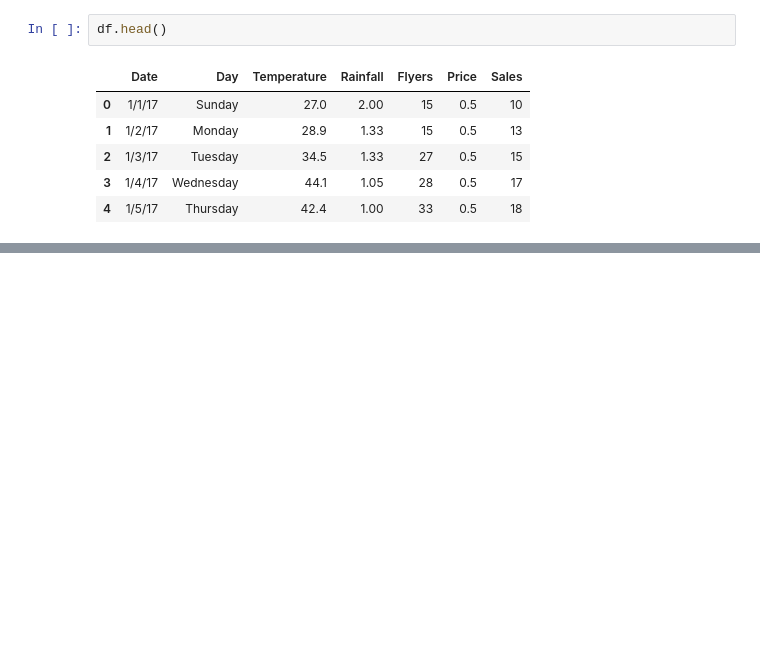
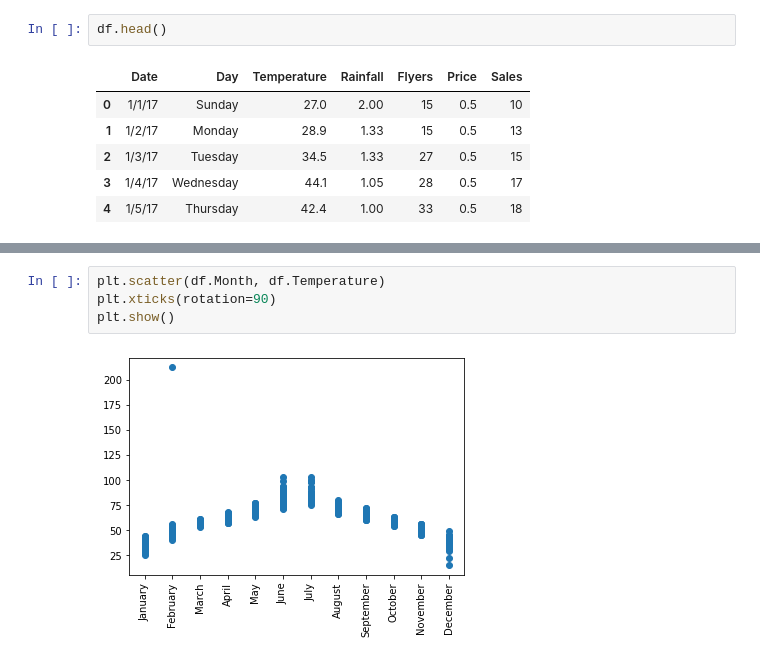
Before and after one commit to Joshua-C-Bryant/anomaly-detection-exercises, a Jupyter notebook: continuous_probabilistic_methods.ipynb, the cells around one changed output, grey strips where cells are left out. Saved outputs shown, nothing was run; the diff lists cells and outputs as text; blank space fills up the shorter version.

```diff
--- a/continuous_probabilistic_methods.ipynb
+++ b/continuous_probabilistic_methods.ipynb
@@ -39,0 +74,6 @@ get_lower_and_upper_bounds(df.Rainfall,1.5)
+# %%
+plt.scatter(df.Month, df.Temperature)
+plt.xticks(rotation=90)
+plt.show()
+# %% [output]
+[figure, added]
```
Also changed, not shown: parts of 32 cells of this notebook.
